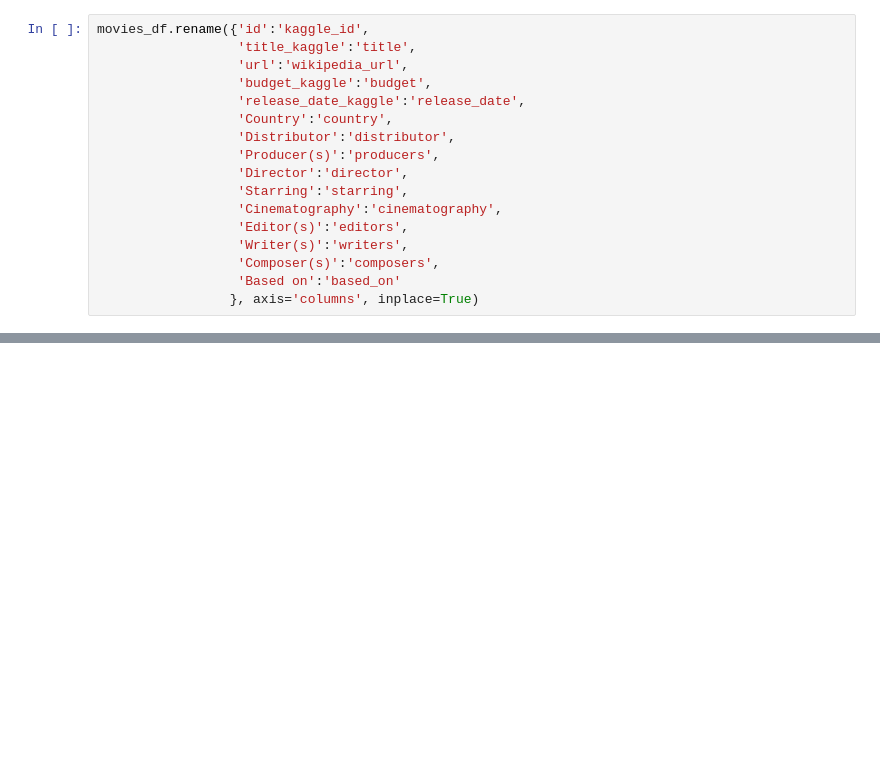
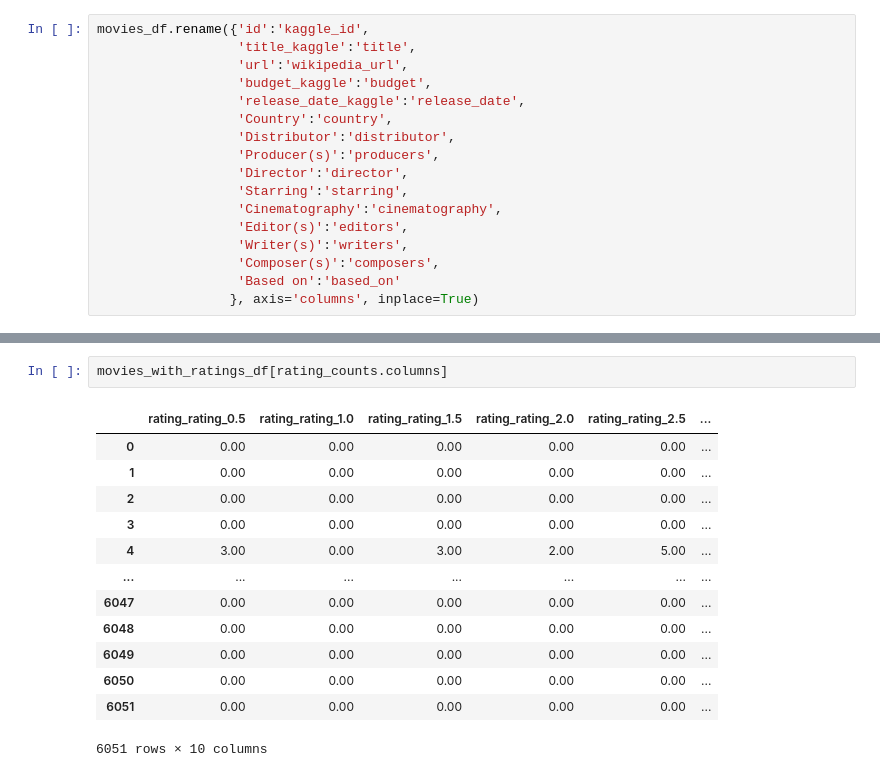
Before and after one commit to NitewingGW/Pewlett-Hackard-Analysis, a Jupyter notebook: Movielense_ETL.ipynb, the cells around one changed output, grey strips where cells are left out. Cells and saved outputs as stored; diff of their text form; blank space fills up the shorter version.

```diff
--- a/Movielense_ETL.ipynb
+++ b/Movielense_ETL.ipynb
@@ -2287,0 +2358,16 @@ movies_df.rename({'id':'kaggle_id',
+# %%
+movies_with_ratings_df[rating_counts.columns]
+# %% [output]
+|  | rating_rating_0.5 | rating_rating_1.0 | rating_rating_1.5 | rating_rating_2.0 | rating_rating_2.5 | ... |
+| 0 | 0.00 | 0.00 | 0.00 | 0.00 | 0.00 | ... |
+| 1 | 0.00 | 0.00 | 0.00 | 0.00 | 0.00 | ... |
+| 2 | 0.00 | 0.00 | 0.00 | 0.00 | 0.00 | ... |
+| 3 | 0.00 | 0.00 | 0.00 | 0.00 | 0.00 | ... |
+| 4 | 3.00 | 0.00 | 3.00 | 2.00 | 5.00 | ... |
+| ... | ... | ... | ... | ... | ... | ... |
+| 6047 | 0.00 | 0.00 | 0.00 | 0.00 | 0.00 | ... |
+| 6048 | 0.00 | 0.00 | 0.00 | 0.00 | 0.00 | ... |
+| 6049 | 0.00 | 0.00 | 0.00 | 0.00 | 0.00 | ... |
+| 6050 | 0.00 | 0.00 | 0.00 | 0.00 | 0.00 | ... |
+| 6051 | 0.00 | 0.00 | 0.00 | 0.00 | 0.00 | ... |
+6051 rows × 10 columns
```
Also changed, not shown: parts of 9 cells of this notebook.
